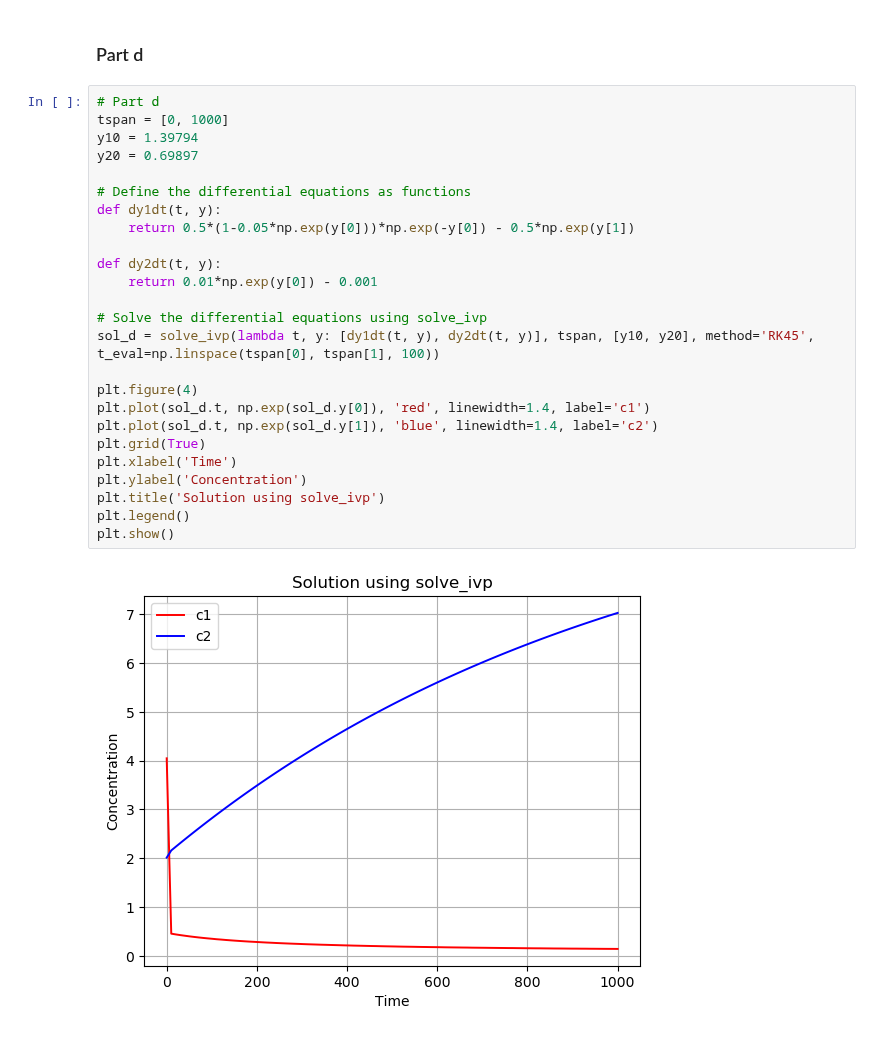
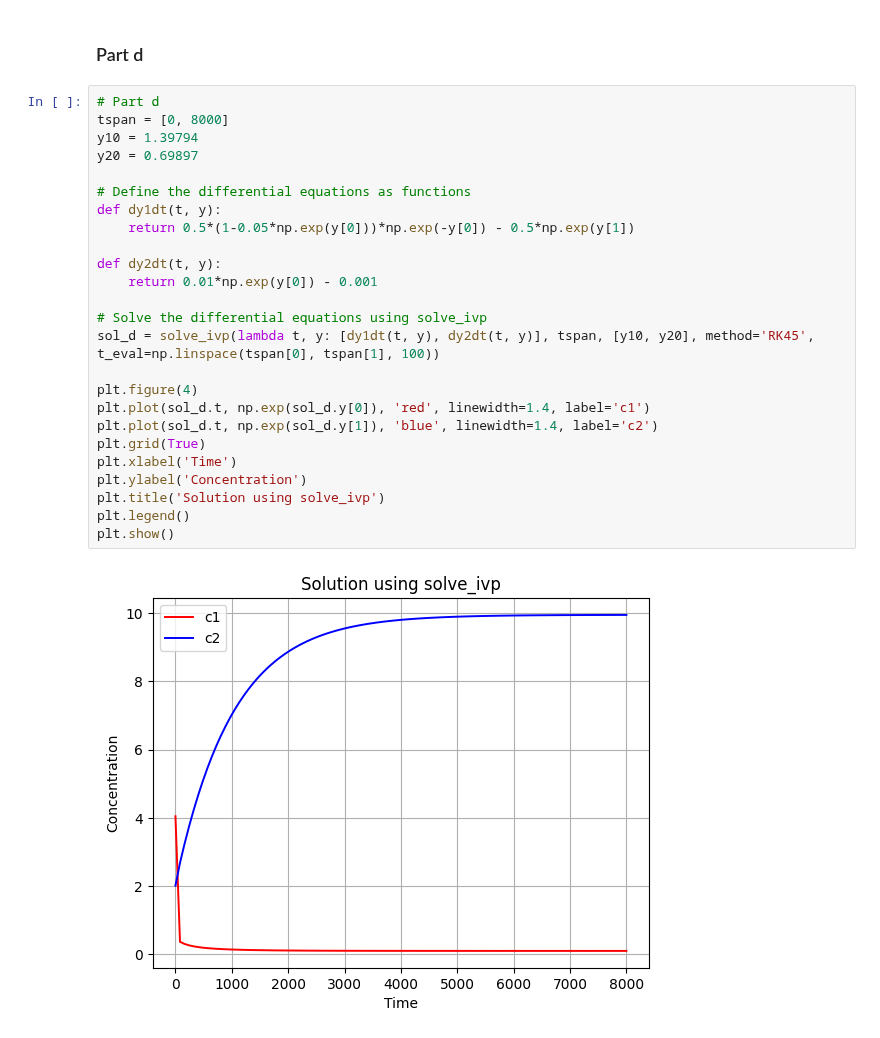
Before and after one commit to Mani0237/Prelims, a Jupyter notebook: 2023/sachin_Q3.ipynb, the cells around one changed output. Drawn from its saved outputs; the diff is of its cells as text.

```diff
--- a/2023/sachin_Q3.ipynb
+++ b/2023/sachin_Q3.ipynb
@@ -83,28 +83,28 @@ plt.show()
 ### Part d
 # %%
 # Part d
-tspan = [0, 1000]
+tspan = [0, 8000]
 y10 = 1.39794
 y20 = 0.69897
 
 # Define the differential equations as functions
 def dy1dt(t, y):
     return 0.5*(1-0.05*np.exp(y[0]))*np.exp(-y[0]) - 0.5*np.exp(y[1])
 
 def dy2dt(t, y):
     return 0.01*np.exp(y[0]) - 0.001
 
 # Solve the differential equations using solve_ivp
 sol_d = solve_ivp(lambda t, y: [dy1dt(t, y), dy2dt(t, y)], tspan, [y10, y20], method='RK45', t_eval=np.linspace(tspan[0], tspan[1], 100))
 
 plt.figure(4)
 plt.plot(sol_d.t, np.exp(sol_d.y[0]), 'red', linewidth=1.4, label='c1')
 plt.plot(sol_d.t, np.exp(sol_d.y[1]), 'blue', linewidth=1.4, label='c2')
 plt.grid(True)
 plt.xlabel('Time')
 plt.ylabel('Concentration')
 plt.title('Solution using solve_ivp')
 plt.legend()
 plt.show()
 # %% [output]
-[figure, old version]
+[figure, new version]
```
Also changed, not shown: parts of 2 cells of this notebook, 2 other files.
